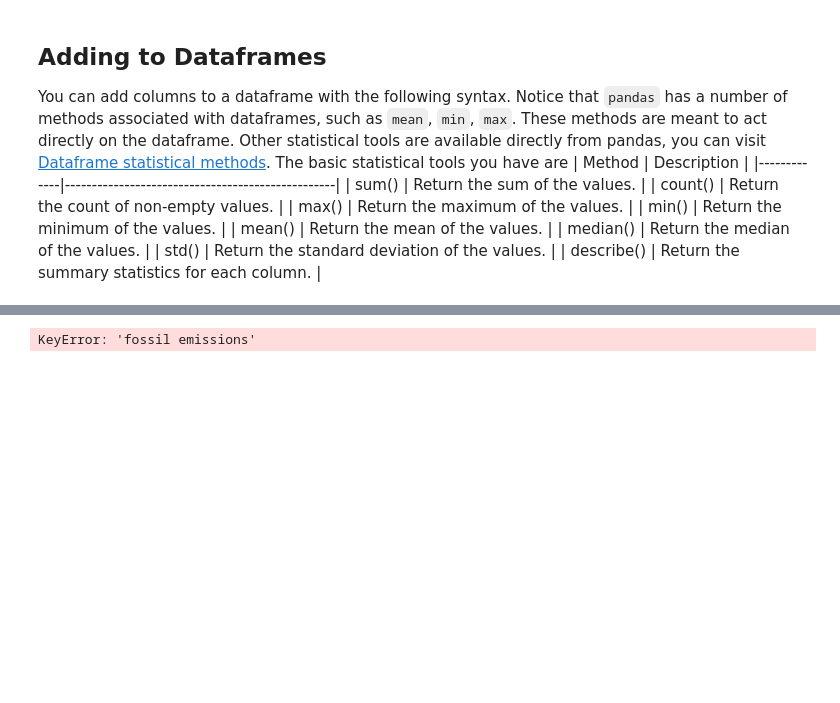
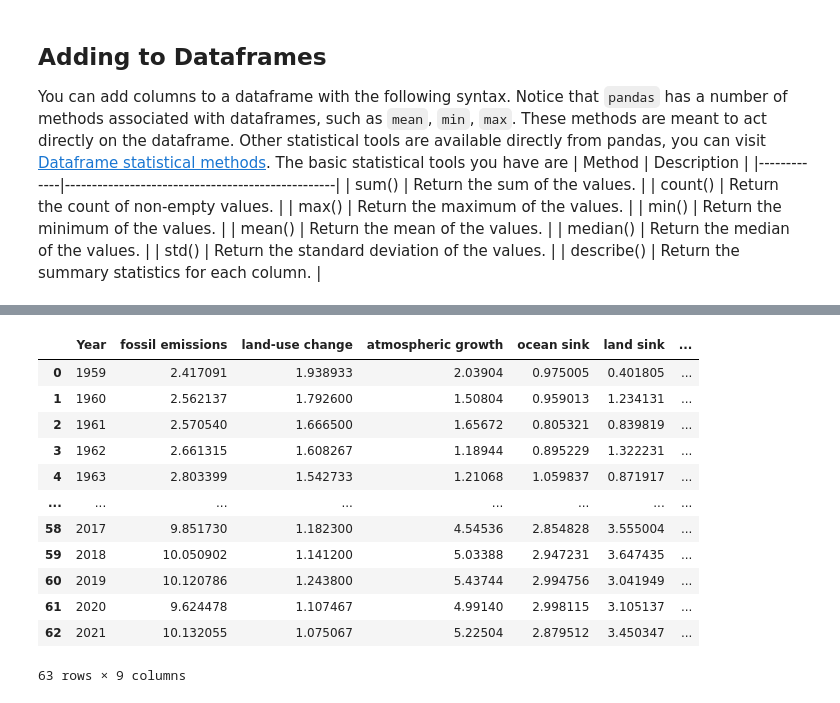
Before and after one commit to matteoostland/main, a Jupyter notebook: Pandas.ipynb, the cells around one changed output, grey strips where cells are left out. Drawn from its saved outputs; the diff is of its cells as text; code cells hidden in the pictures; blank space fills up the shorter version.

```diff
--- a/Pandas.ipynb
+++ b/Pandas.ipynb
@@ -156,4 +186,18 @@ dftemps2.average
 # %%
-dfcarbon['total carbon'] = dfcarbon['fossil emissions'] + dfcarbon['land-use change']
+newdfcarbon['total carbon'] = newdfcarbon['fossil emissions'] + newdfcarbon['land-use change']
-# %% [output]
-KeyError: 'fossil emissions'
+# %%
+newdfcarbon
+# %% [output]
+|  | Year | fossil emissions | land-use change | atmospheric growth | ocean sink | land sink | ... |
+| 0 | 1959 | 2.417091 | 1.938933 | 2.03904 | 0.975005 | 0.401805 | ... |
+| 1 | 1960 | 2.562137 | 1.792600 | 1.50804 | 0.959013 | 1.234131 | ... |
+| 2 | 1961 | 2.570540 | 1.666500 | 1.65672 | 0.805321 | 0.839819 | ... |
+| 3 | 1962 | 2.661315 | 1.608267 | 1.18944 | 0.895229 | 1.322231 | ... |
+| 4 | 1963 | 2.803399 | 1.542733 | 1.21068 | 1.059837 | 0.871917 | ... |
+| ... | ... | ... | ... | ... | ... | ... | ... |
+| 58 | 2017 | 9.851730 | 1.182300 | 4.54536 | 2.854828 | 3.555004 | ... |
+| 59 | 2018 | 10.050902 | 1.141200 | 5.03388 | 2.947231 | 3.647435 | ... |
+| 60 | 2019 | 10.120786 | 1.243800 | 5.43744 | 2.994756 | 3.041949 | ... |
+| 61 | 2020 | 9.624478 | 1.107467 | 4.99140 | 2.998115 | 3.105137 | ... |
+| 62 | 2021 | 10.132055 | 1.075067 | 5.22504 | 2.879512 | 3.450347 | ... |
+63 rows × 9 columns
```
Also changed, not shown: parts of 21 cells of this notebook, 2 other files.
